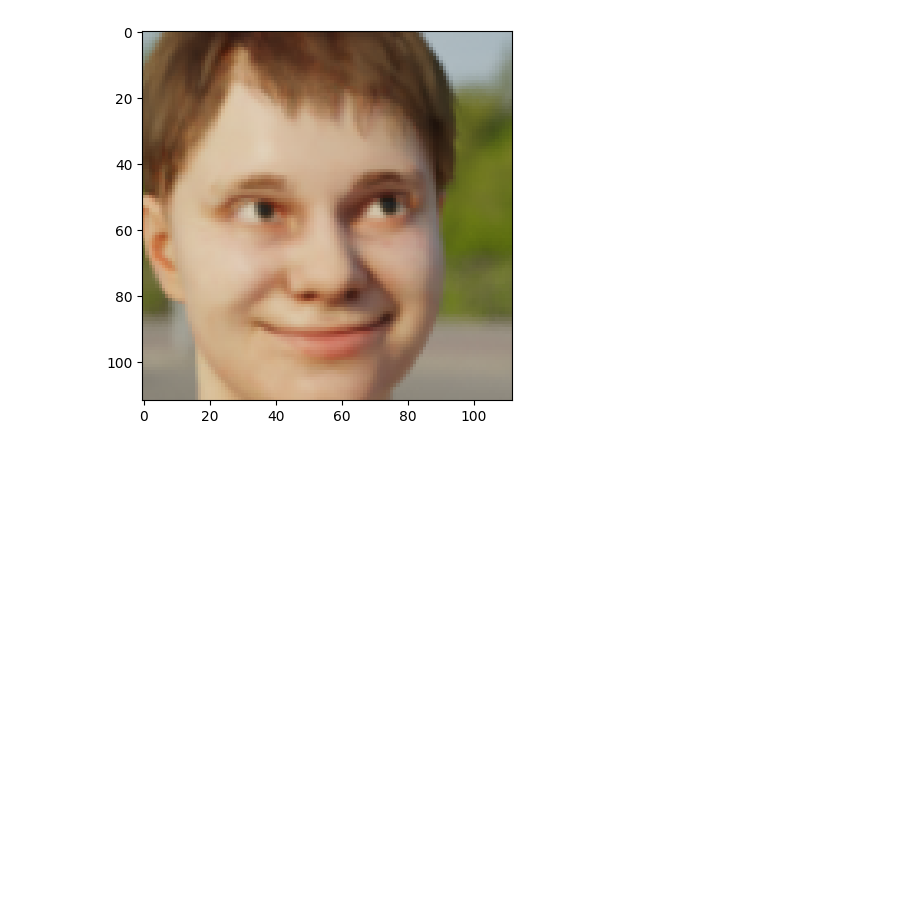
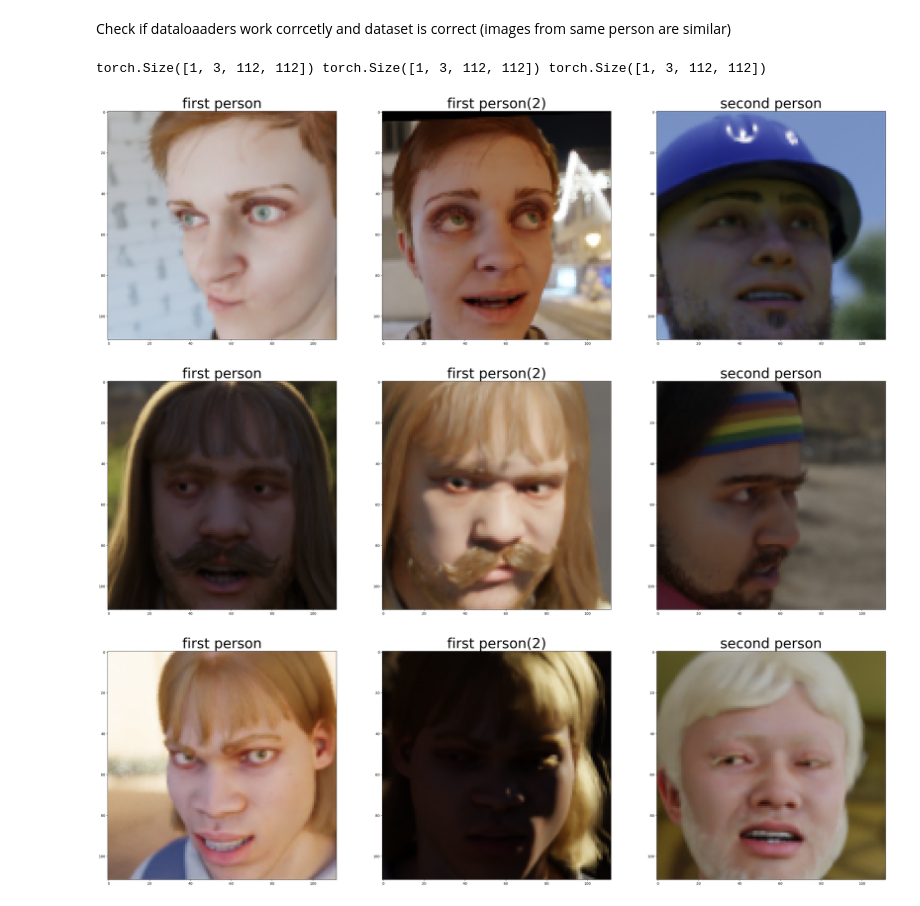
Before and after one commit to freQuensy23-coder/face_detection, a Jupyter notebook: main.ipynb, the cells around one changed output. Drawn from its saved outputs; the diff is of its cells as text; code cells hidden in the pictures; blank space fills up the shorter version.

```diff
--- a/main.ipynb
+++ b/main.ipynb
@@ -43,14 +43,13 @@ class FaceFolderDataset(Dataset):
             image = Image.open(image_path)
             image = image.convert("RGB")
             image = transforms.ToTensor()(image)
-            image = image / 255
             if image.shape != (3, 112, 112):
                 raise ValueError(f"Image {image_path} has shape {image.shape} instead of (3, 112, 112)")
             result_images.append(image)
         return result_images
 
 
-    def get_person_images(self, person, limit=None):
+    def get_person_images(self, person: str, limit=None)-> list[torch.Tensor]:
         if (limit is not None) and (limit > self.images_limit):
             warnings.warn(f"Limit {limit} is greater than images limit {self.images_limit} (numbers of photos im one folder)")
         person_image_paths = self.person_images[int(person)]
@@ -63,7 +62,6 @@ class FaceFolderDataset(Dataset):
             image = Image.open(image_path)
             image = image.convert("RGB")
             image = transforms.ToTensor()(image)
-            image = image / 255
             if image.shape != (3, 112, 112):
                 raise ValueError(f"Image {image_path} has shape {image.shape} instead of (3, 112, 112)")
             result_images.append(image)
@@ -115,8 +121,6 @@ class FaceDataLoader:
         return len(self.dataset) // self.batch_size
 # %%
 import torch
-from torch.utils.data import DataLoader
-import matplotlib.pyplot as plt
 
 # Создаем датасет
  # TODO something wrong with images limits
@@ -124,17 +128,37 @@ images_limit = 20
 test_dataset = FaceFolderDataset('images', images_limit=images_limit, dirs=[str(i) for i in range(12)])
 train_dataset = FaceFolderDataset('images', images_limit=images_limit, dirs=[str(i) for i in range(12, 4000)])
 # Создаем загрузчик данных
-dataloader = FaceDataLoader(train_dataset, shuffle=True)
+dataloader = FaceDataLoader(train_dataset, shuffle=True, batch_size=128)
 test_dataloader = FaceDataLoader(test_dataset, shuffle=True)
-# Получаем один пакет данных из загрузчика
-images, labels = next(iter(dataloader))
-
-image = images[0]
-label = labels[0]
-plt.imshow(255 * image.permute(1, 2, 0).numpy())
-plt.show()
-# %% [output]
-[figure, removed]
+# %% [markdown]
+Check if dataloaaders work corrcetly and dataset is correct (images from same person are similar)
+# %%
+im11, im12, im21 = dataloader.get_triple()
+print(im11.shape, im12.shape, im21.shape)
+for _ in range(3):
+    im11, im12, im21 = dataloader.get_triple()
+    im11 = im11[0]
+    im12 = im12[0]
+    im21 = im21[0]
+    fig = plt.figure(figsize=(40, 40))
+    ax1 = fig.add_subplot(1, 3, 1)
+    ax1.imshow(im11.permute(1, 2, 0).numpy())
+    ax1.set_title("first person")
+    ax2 = fig.add_subplot(1, 3, 2)
+    ax2.imshow(im12.permute(1, 2, 0).numpy())
+    ax2.set_title("first person(2)")
+    ax3 = fig.add_subplot(1, 3, 3)
+    ax3.imshow(im21.permute(1, 2, 0).numpy())
+    ax3.set_title("second person")
+
+    for ax in fig.axes:
+        ax.title.set_fontsize(40)
+    plt.show()
+# %% [output]
+torch.Size([1, 3, 112, 112]) torch.Size([1, 3, 112, 112]) torch.Size([1, 3, 112, 112])
+[figure, added]
+[figure, added]
+[figure, added]
 # %%
 model = nn.Sequential( # Input image size = 112 x 112
     nn.Conv2d(in_channels=3, out_channels=32, kernel_size=3, padding=1),
```
Also changed, not shown: parts of 14 cells of this notebook.
